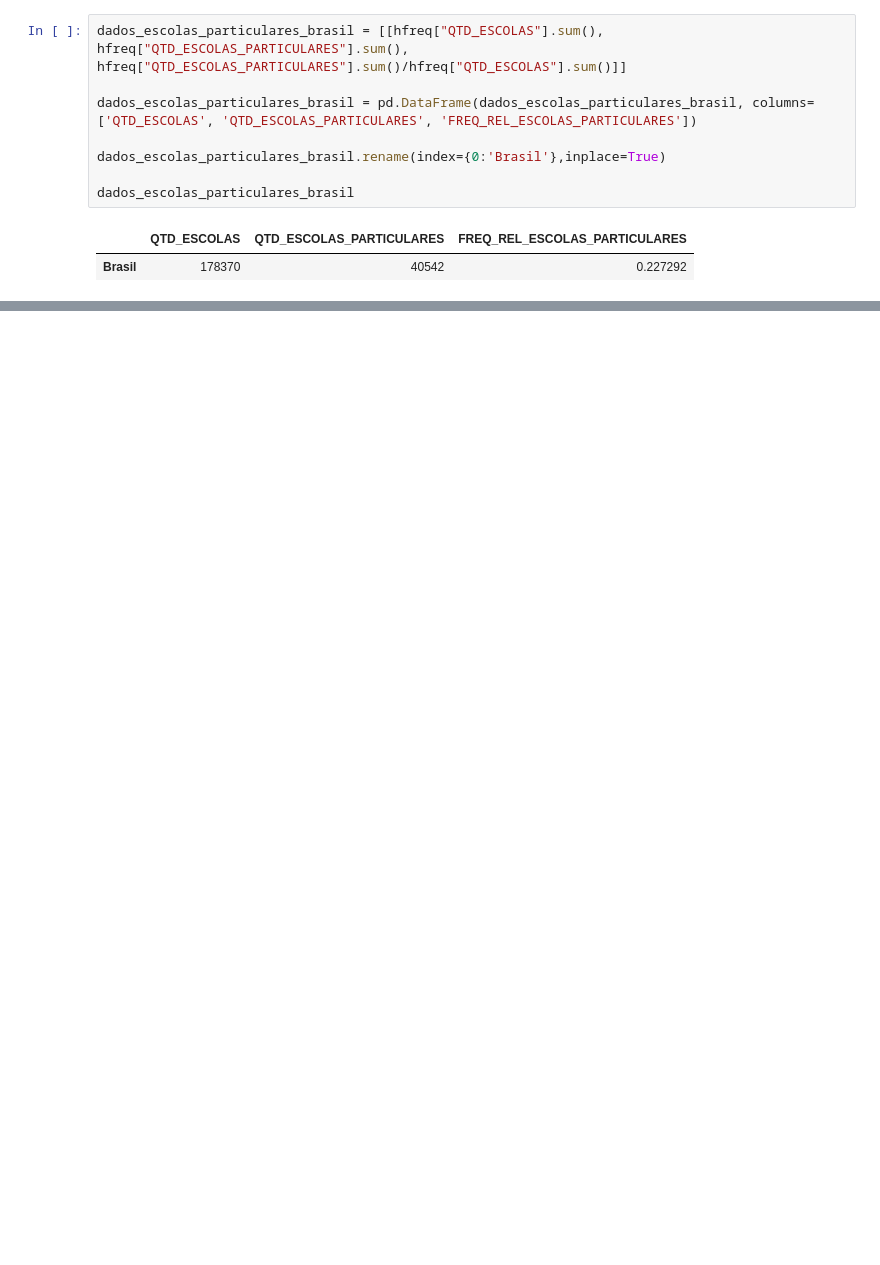
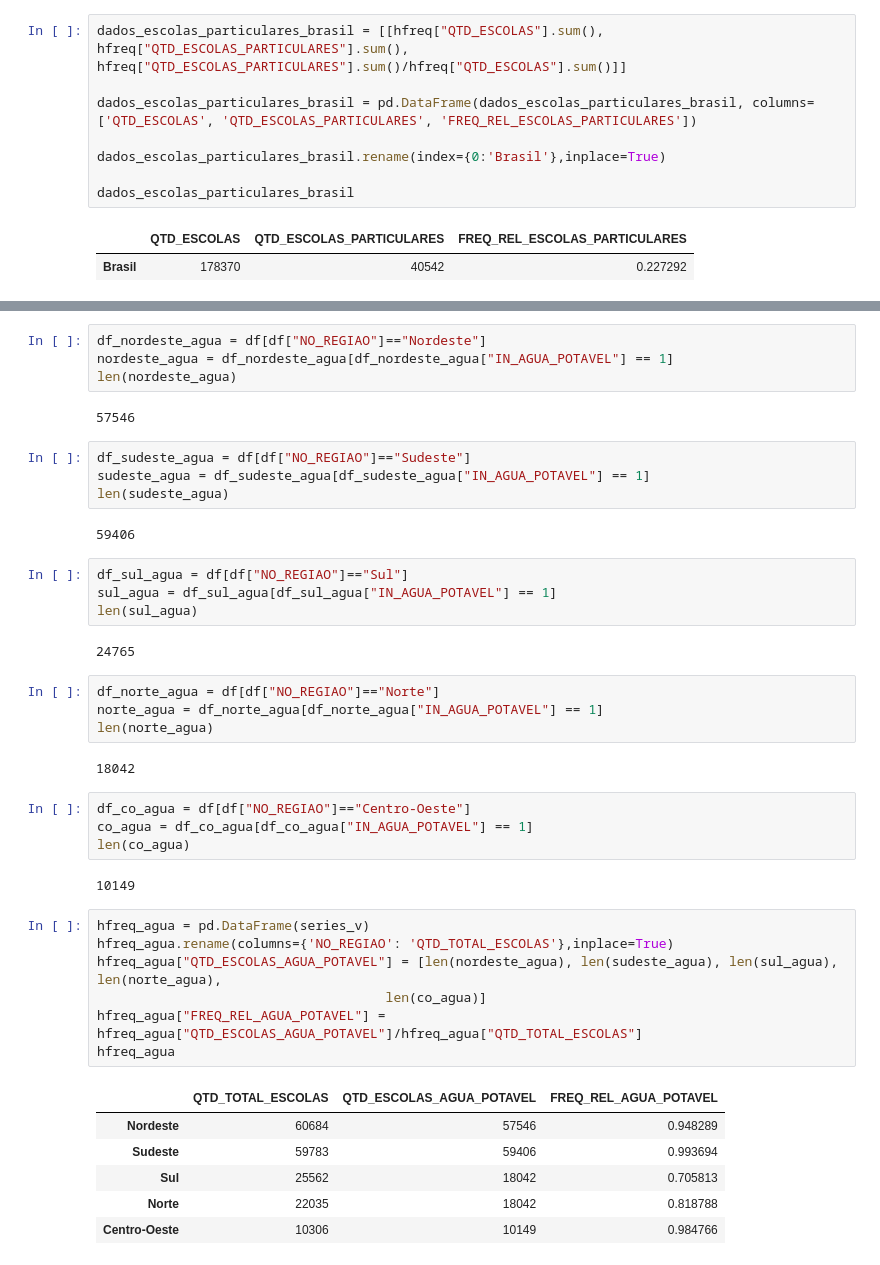
Before and after one commit to analluvias/dashboard, a Jupyter notebook: dashboard.ipynb, the cells around one changed output, grey strips where cells are left out. Saved outputs shown, nothing was run; the diff lists cells and outputs as text; blank space fills up the shorter version.

```diff
--- a/dashboard.ipynb
+++ b/dashboard.ipynb
@@ -247,0 +252,44 @@ dados_escolas_particulares_pb
+# %%
+df_nordeste_agua = df[df["NO_REGIAO"]=="Nordeste"]
+nordeste_agua = df_nordeste_agua[df_nordeste_agua["IN_AGUA_POTAVEL"] == 1]
+len(nordeste_agua)
+# %% [output]
+57546
+# %%
+df_sudeste_agua = df[df["NO_REGIAO"]=="Sudeste"]
+sudeste_agua = df_sudeste_agua[df_sudeste_agua["IN_AGUA_POTAVEL"] == 1]
+len(sudeste_agua)
+# %% [output]
+59406
+# %%
+df_sul_agua = df[df["NO_REGIAO"]=="Sul"]
+sul_agua = df_sul_agua[df_sul_agua["IN_AGUA_POTAVEL"] == 1]
+len(sul_agua)
+# %% [output]
+24765
+# %%
+df_norte_agua = df[df["NO_REGIAO"]=="Norte"]
+norte_agua = df_norte_agua[df_norte_agua["IN_AGUA_POTAVEL"] == 1]
+len(norte_agua)
+# %% [output]
+18042
+# %%
+df_co_agua = df[df["NO_REGIAO"]=="Centro-Oeste"]
+co_agua = df_co_agua[df_co_agua["IN_AGUA_POTAVEL"] == 1]
+len(co_agua)
+# %% [output]
+10149
+# %%
+hfreq_agua = pd.DataFrame(series_v)
+hfreq_agua.rename(columns={'NO_REGIAO': 'QTD_TOTAL_ESCOLAS'},inplace=True)
+hfreq_agua["QTD_ESCOLAS_AGUA_POTAVEL"] = [len(nordeste_agua), len(sudeste_agua), len(sul_agua), len(norte_agua),
+                                     len(co_agua)]
+hfreq_agua["FREQ_REL_AGUA_POTAVEL"] = hfreq_agua["QTD_ESCOLAS_AGUA_POTAVEL"]/hfreq_agua["QTD_TOTAL_ESCOLAS"]
+hfreq_agua
+# %% [output]
+|  | QTD_TOTAL_ESCOLAS | QTD_ESCOLAS_AGUA_POTAVEL | FREQ_REL_AGUA_POTAVEL |
+| Nordeste | 60684 | 57546 | 0.948289 |
+| Sudeste | 59783 | 59406 | 0.993694 |
+| Sul | 25562 | 18042 | 0.705813 |
+| Norte | 22035 | 18042 | 0.818788 |
+| Centro-Oeste | 10306 | 10149 | 0.984766 |
```
Also changed, not shown: parts of 15 cells of this notebook.
